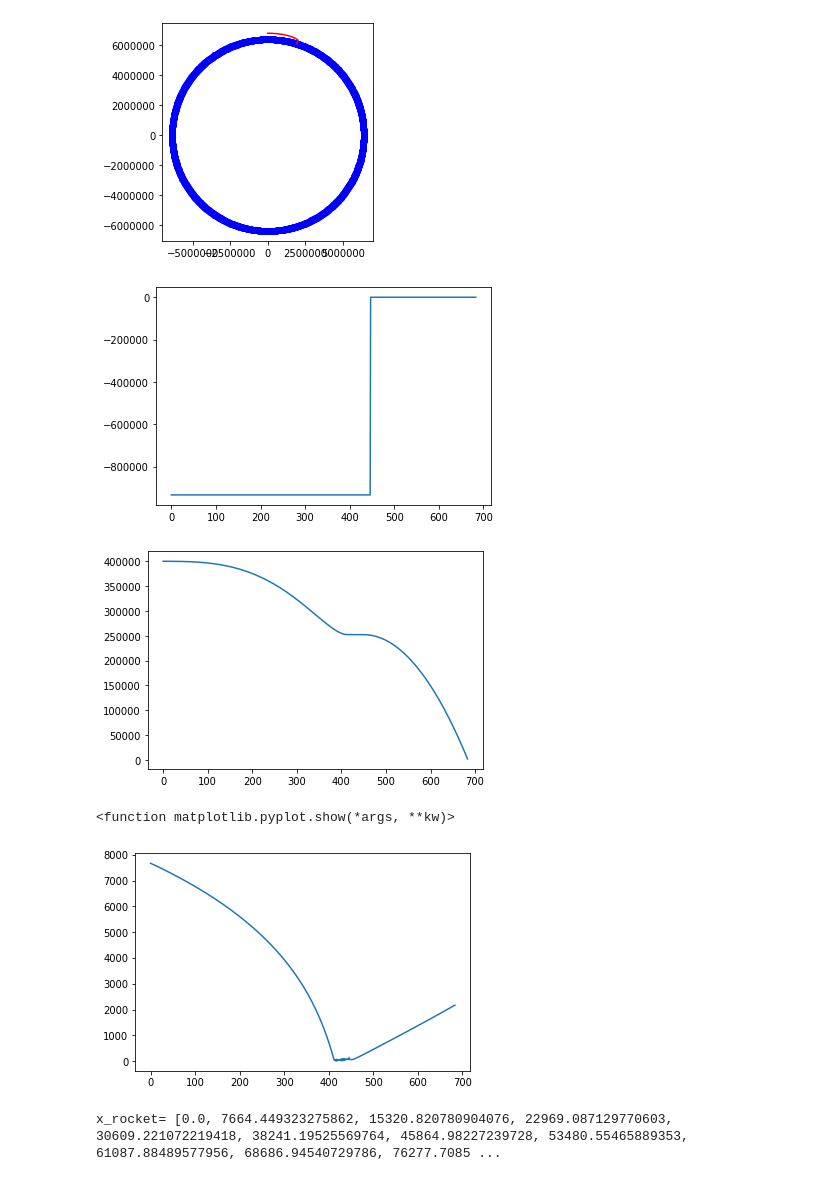
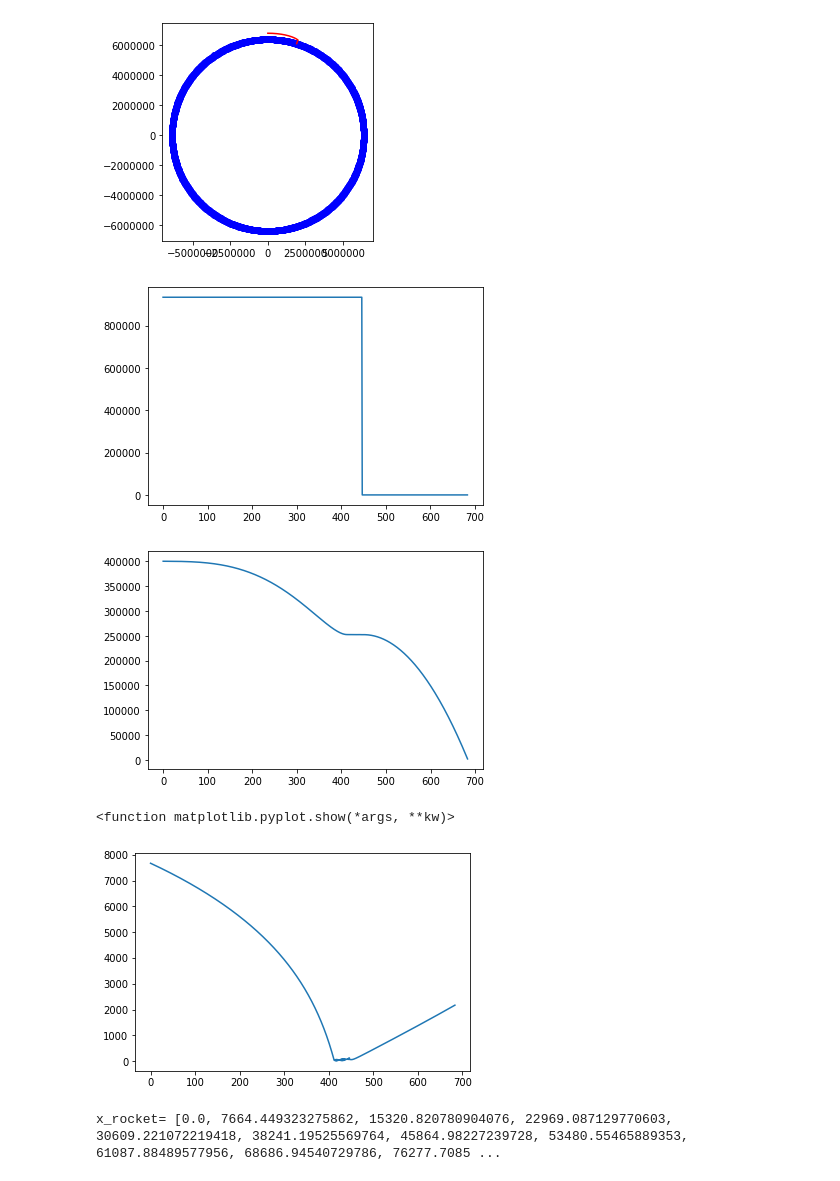
Before and after one commit to jamesli124/PH412_Final, a Jupyter notebook: Orbit_retrograde_to_prograde_single_burn.ipynb, the cells around one changed output. Drawn from its saved outputs; the diff is of its cells as text; code cells hidden in the pictures.

```diff
--- a/Orbit_retrograde_to_prograde_single_burn.ipynb
+++ b/Orbit_retrograde_to_prograde_single_burn.ipynb
@@ -35,6 +35,8 @@ time=[]
 x_rocket=[]
 y_rocket=[]
 Thrust_dir=[]
+x_thrust=[]
+y_thrust=[]
 altitude=[]
 speed=[]
 
@@ -50,42 +52,44 @@ while(flag):
     x_rocket.append(rocket_pos[0]) #records x position in array
     y_rocket.append(rocket_pos[1]) #records y position in array
     thrust=rocket_vel/np.linalg.norm(rocket_vel)*direction*exhaust_vel*dm #Calculates thrust using dm: direction variable indicates forward or backward thrust
-    Thrust_dir.append(np.linalg.norm(thrust)*direction) #records thrust in list
+    Thrust_dir.append(np.linalg.norm(thrust)) #records thrust in list
     altitude.append(np.linalg.norm(rocket_pos)-earth_rad)
     speed.append(np.linalg.norm(rocket_vel)) #records speed
+    x_thrust.append(thrust[0])
+    y_thrust.append(thrust[1])
     Fg=-G*m_earth*(m_fuselage+m_fuel)*rocket_pos/np.linalg.norm(rocket_pos)**3 #Calculates gravity
     accel=(Fg+thrust)/(m_fuselage+m_fuel) #Newton's second law: calculate acceleration using net force
     rocket_vel+=accel*dt #Increment velocity
     rocket_pos+=rocket_vel*dt #Increment position
     t+=dt #Increment time
     m_fuel-=dm #Subtract fuel
 
     if np.linalg.norm(rocket_pos) < earth_rad: #Exit condition is groundstrike
         flag=0 #Ends loop at that time
 
 #Plots the earth on the graph for reference
 plt.plot(x_earth,y_earth,'ob')
 plt.gca().set_aspect('equal')
 plt.plot(x_rocket,y_rocket,'-r')
 plt.show()
 
 #Thrust vs. time graph
 plt.figure()
 plt.plot(time,Thrust_dir)
 plt.show()
 
 #Altitude vs. time graph
 plt.figure()
 plt.plot(time,altitude)
 plt.show()
 
 #Speed vs. time graph
 plt.figure()
 plt.plot(time,speed)
 plt.show
 # %% [output]
 [figure]
-[figure, old version]
+[figure, new version]
 [figure]
 <function matplotlib.pyplot.show(*args, **kw)>
 [figure]
```
Also changed, not shown: parts of 2 cells of this notebook.
